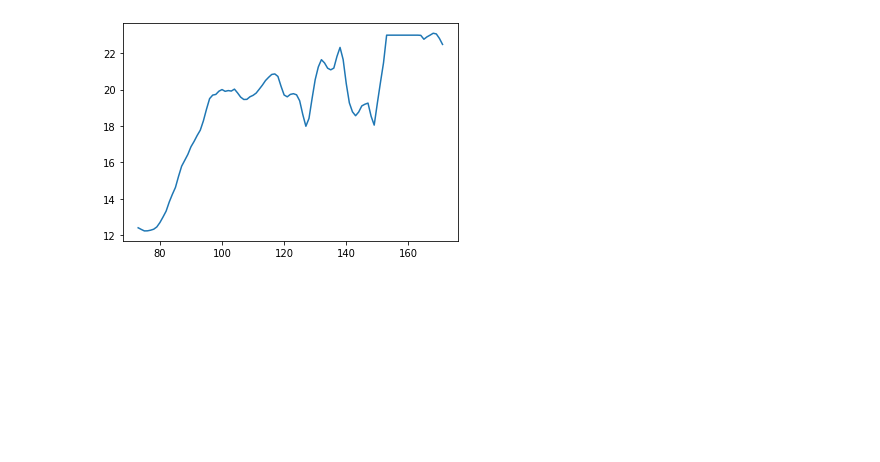
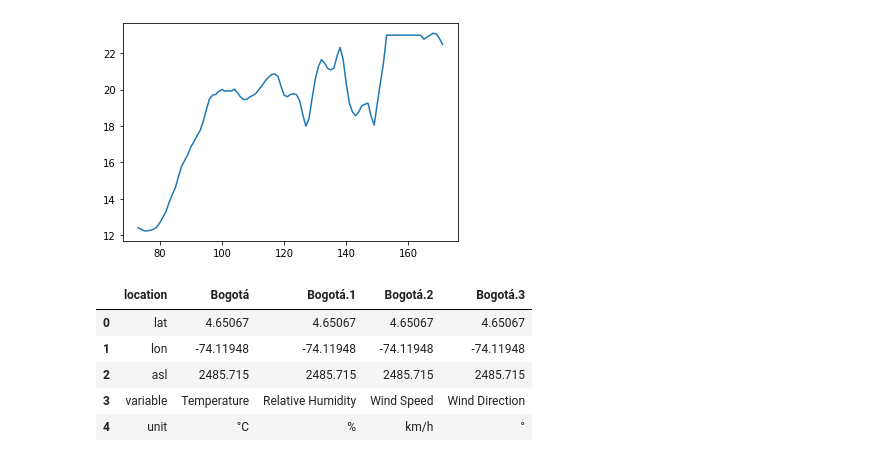
Before and after one commit to only-Robin/Proyecto-Electronica, a Jupyter notebook: DATOS SOLAR/Pre procesamiento.ipynb, the cells around one changed output. Drawn from its saved outputs; the diff is of its cells as text; code cells hidden in the pictures; blank space fills up the shorter version.

```diff
--- a/DATOS SOLAR/Pre procesamiento.ipynb
+++ b/DATOS SOLAR/Pre procesamiento.ipynb
@@ -129,3 +129,13 @@ except:
 datos.to_csv(f+'\\Pre procesados\\'+mes+' '+año+'.csv')
 # %%
 import pvlib
+# %%
+prueba = pd.read_csv('prueba.csv')
+prueba.head()
+# %% [output]
+|  | location | Bogotá | Bogotá.1 | Bogotá.2 | Bogotá.3 |
+| 0 | lat | 4.65067 | 4.65067 | 4.65067 | 4.65067 |
+| 1 | lon | -74.11948 | -74.11948 | -74.11948 | -74.11948 |
+| 2 | asl | 2485.715 | 2485.715 | 2485.715 | 2485.715 |
+| 3 | variable | Temperature | Relative Humidity | Wind Speed | Wind Direction |
+| 4 | unit | °C | % | km/h | ° |
```
Also changed, not shown: 2 other files.
